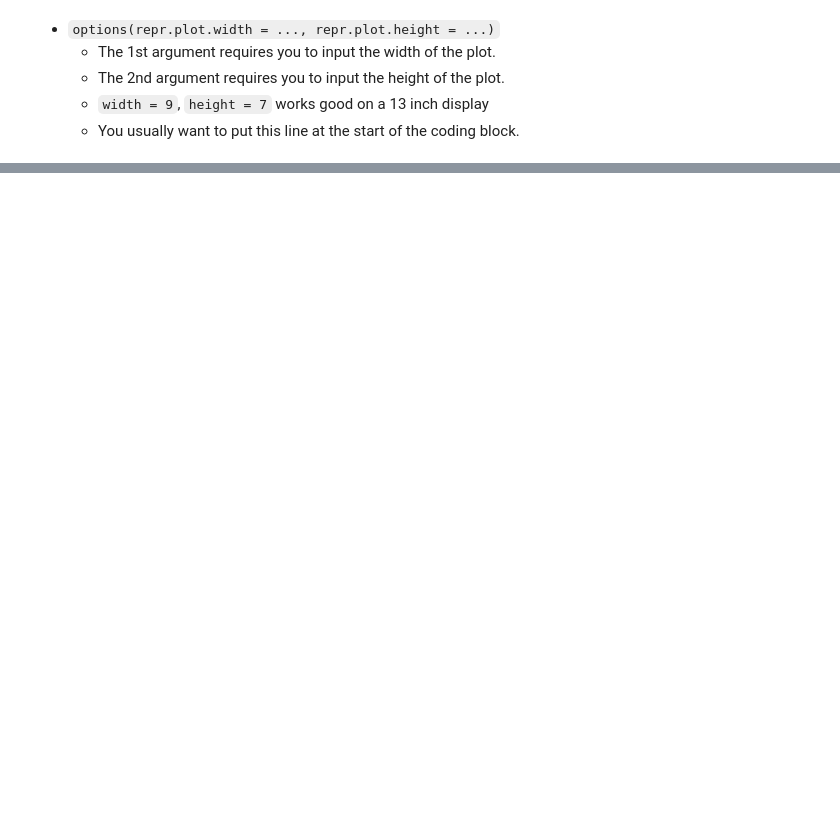
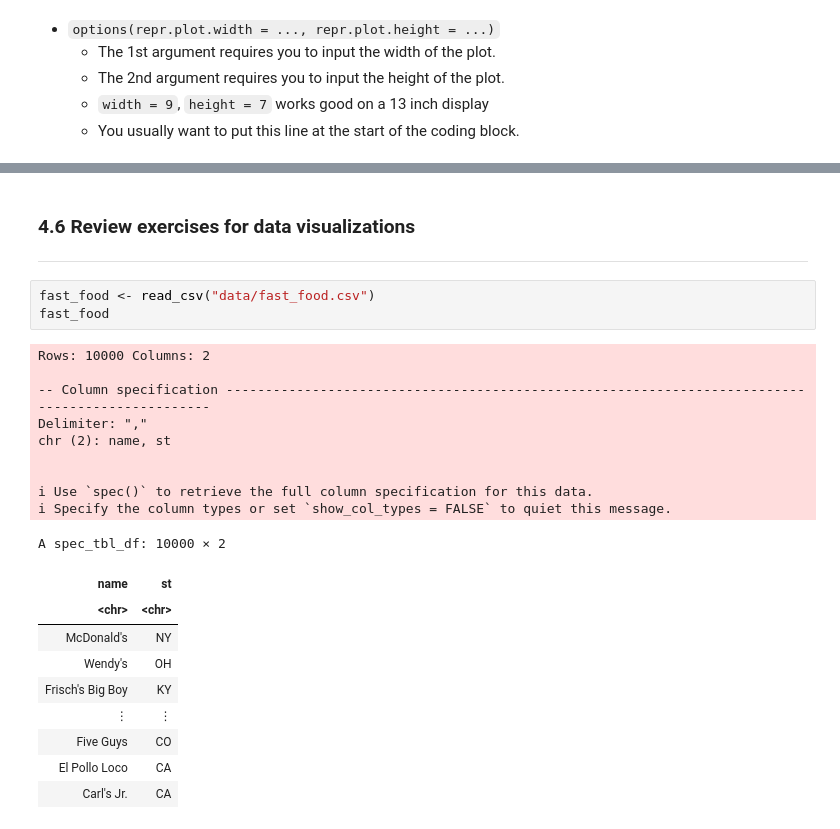
Before and after one commit to omertahi/DSCI100_Review_Session, a Jupyter notebook: Review Session.ipynb, the cells around one changed output, grey strips where cells are left out. Drawn from its saved outputs; the diff is of its cells as text; blank space fills up the shorter version.

```diff
--- a/Review Session.ipynb
+++ b/Review Session.ipynb
@@ -664,0 +774,26 @@ restaurants_in_st <- name_st_n %>%
+# %% [markdown]
+### 4.6 Review exercises for data visualizations
+___
+# %%
+fast_food <- read_csv("data/fast_food.csv")
+fast_food
+# %% [output]
+Rows: 10000 Columns: 2
+
+-- Column specification ------------------------------------------------------------------------------------------------
+Delimiter: ","
+chr (2): name, st
+
+
+i Use `spec()` to retrieve the full column specification for this data.
+i Specify the column types or set `show_col_types = FALSE` to quiet this message.
+A spec_tbl_df: 10000 × 2
+| name | st |
+| <chr> | <chr> |
+| McDonald's | NY |
+| Wendy's | OH |
+| Frisch's Big Boy | KY |
+| ⋮ | ⋮ |
+| Five Guys | CO |
+| El Pollo Loco | CA |
+| Carl's Jr. | CA |
```
Also changed, not shown: parts of 49 cells of this notebook, 1 other file.
